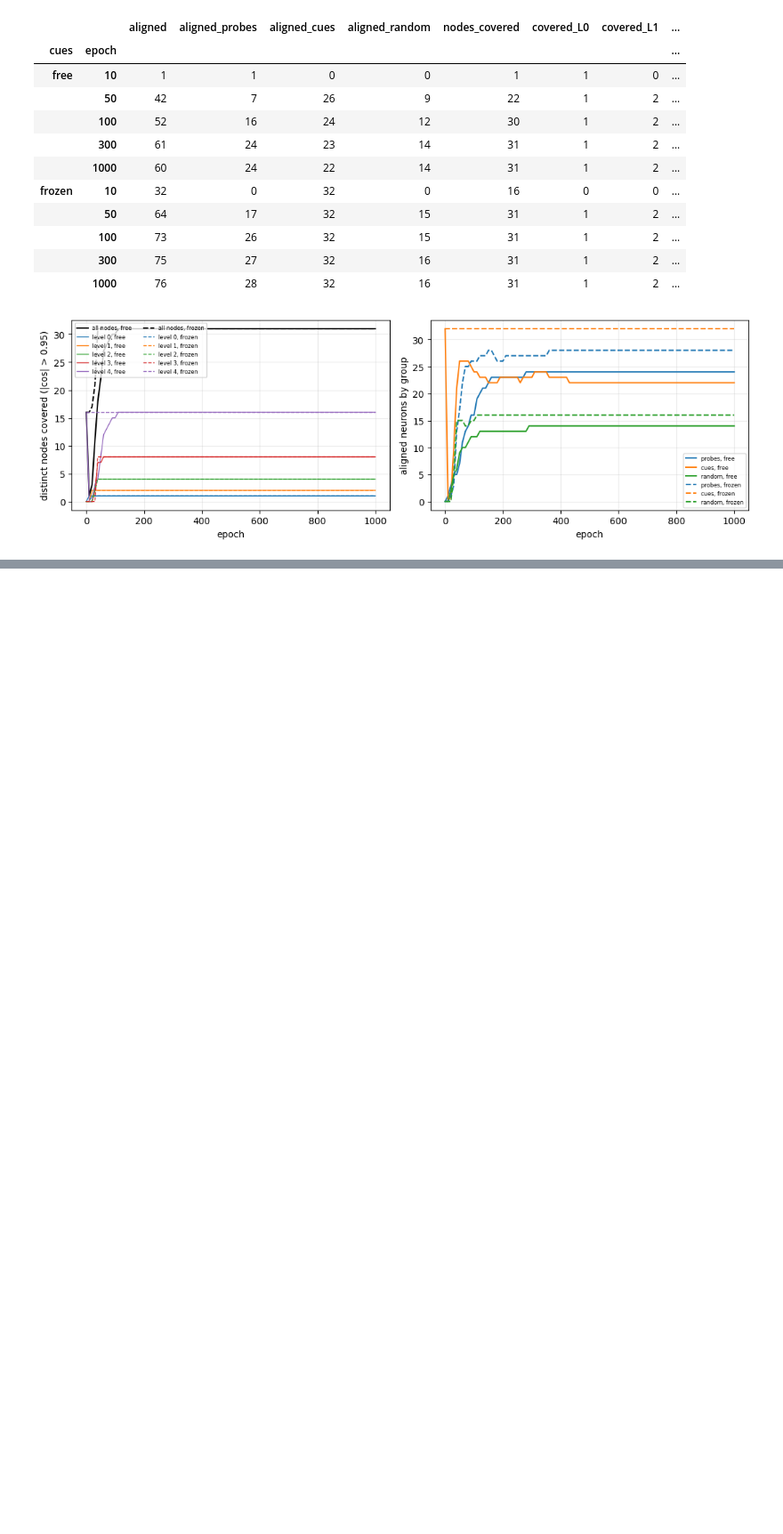
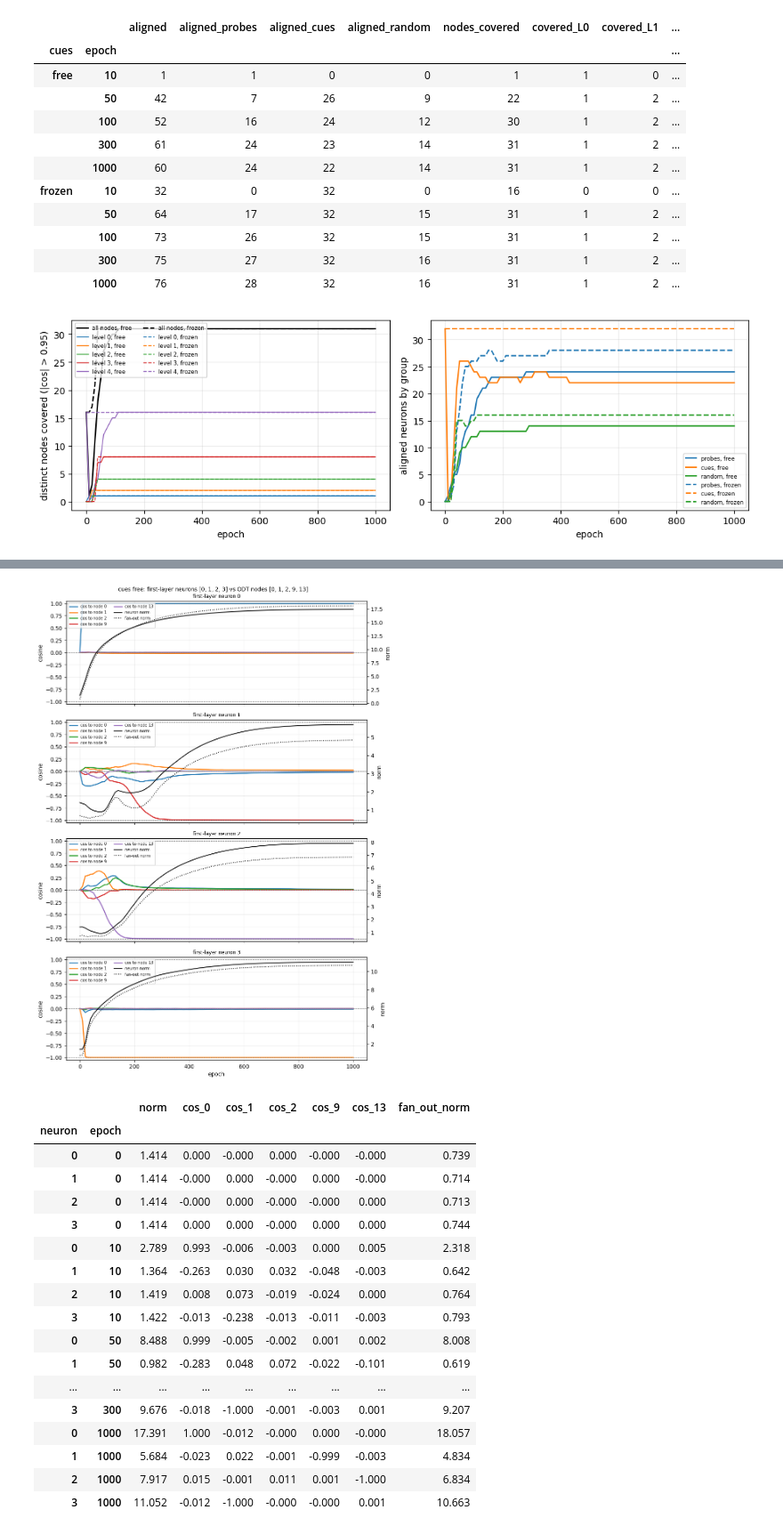
Before and after one commit to HarishGP/layer-lenses, a Jupyter notebook: notebooks/designed_init_u0.ipynb, the cells around one changed output, grey strips where cells are left out. Shown at 89% size. Cells and saved outputs as stored; diff of their text form; code cells hidden in the pictures; blank space fills up the shorter version.

```diff
--- a/notebooks/designed_init_u0.ipynb
+++ b/notebooks/designed_init_u0.ipynb
@@ -744,0 +832,34 @@ fig.tight_layout(); plt.show()
+# %%
+# Cosines of chosen first-layer neurons to chosen ODT nodes along the run, with the neuron norm and fan-out norm on the right axis.
+SERIES_CUES = "free"
+NEURON_IDS = [0, 1, 2, 3]          # e.g. the two root probes and the two +-u_1 probes
+NODE_IDS = [0, 1, 2, 9, 13]        # u_0, u_1, u_2 and the nodes the drifting probes ended on
+EPOCH_RANGE = (0, 1000)
+
+run_s = np.load(KC / "runs" / f"linear_{SERIES_CUES}_kaiming_cosine_seed0.npz")
+sel = (run_s["epochs"] >= EPOCH_RANGE[0]) & (run_s["epochs"] <= EPOCH_RANGE[1])
+series = first_layer_alignment_series(run_s["w__hidden_layers.0.weight"][sel], run_s["epochs"][sel], tree,
+                                      neuron_ids=NEURON_IDS, node_ids=NODE_IDS, fan_out_weights=run_s["w__hidden_layers.1.weight"][sel])
+fig, axes = plot_first_layer_alignment_series(series, title=f"cues {SERIES_CUES}: first-layer neurons {NEURON_IDS} vs ODT nodes {NODE_IDS}")
+plt.show()
+display(series[series.epoch.isin([0, 10, 50, 100, 300, 1000])].round(3).set_index(["neuron", "epoch"]))
+# %% [output]
+[figure, added]
+|  |  | norm | cos_0 | cos_1 | cos_2 | cos_9 | cos_13 | fan_out_norm |
+| neuron | epoch |  |  |  |  |  |  |  |
+| 0 | 0 | 1.414 | 0.000 | -0.000 | 0.000 | -0.000 | -0.000 | 0.739 |
+| 1 | 0 | 1.414 | -0.000 | 0.000 | -0.000 | 0.000 | -0.000 | 0.714 |
+| 2 | 0 | 1.414 | -0.000 | 0.000 | -0.000 | -0.000 | 0.000 | 0.713 |
+| 3 | 0 | 1.414 | 0.000 | 0.000 | -0.000 | 0.000 | 0.000 | 0.744 |
+| 0 | 10 | 2.789 | 0.993 | -0.006 | -0.003 | 0.000 | 0.005 | 2.318 |
+| 1 | 10 | 1.364 | -0.263 | 0.030 | 0.032 | -0.048 | -0.003 | 0.642 |
+| 2 | 10 | 1.419 | 0.008 | 0.073 | -0.019 | -0.024 | 0.000 | 0.764 |
+| 3 | 10 | 1.422 | -0.013 | -0.238 | -0.013 | -0.011 | -0.003 | 0.793 |
+| 0 | 50 | 8.488 | 0.999 | -0.005 | -0.002 | 0.001 | 0.002 | 8.008 |
+| 1 | 50 | 0.982 | -0.283 | 0.048 | 0.072 | -0.022 | -0.101 | 0.619 |
+| ... | ... | ... | ... | ... | ... | ... | ... | ... |
+| 3 | 300 | 9.676 | -0.018 | -1.000 | -0.001 | -0.003 | 0.001 | 9.207 |
+| 0 | 1000 | 17.391 | 1.000 | -0.012 | -0.000 | 0.000 | -0.000 | 18.057 |
+| 1 | 1000 | 5.684 | -0.023 | 0.022 | -0.001 | -0.999 | -0.003 | 4.834 |
+| 2 | 1000 | 7.917 | 0.015 | -0.001 | 0.011 | 0.001 | -1.000 | 6.834 |
+| 3 | 1000 | 11.052 | -0.012 | -1.000 | -0.000 | -0.000 | 0.001 | 10.663 |
```
Also changed, not shown: parts of 5 cells of this notebook, 3 other files.
